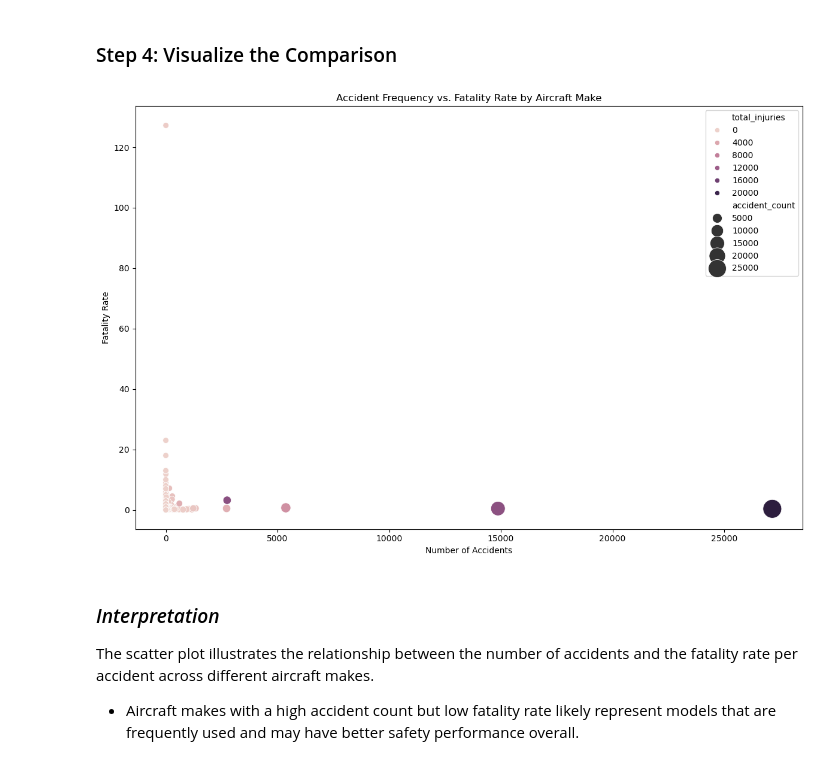
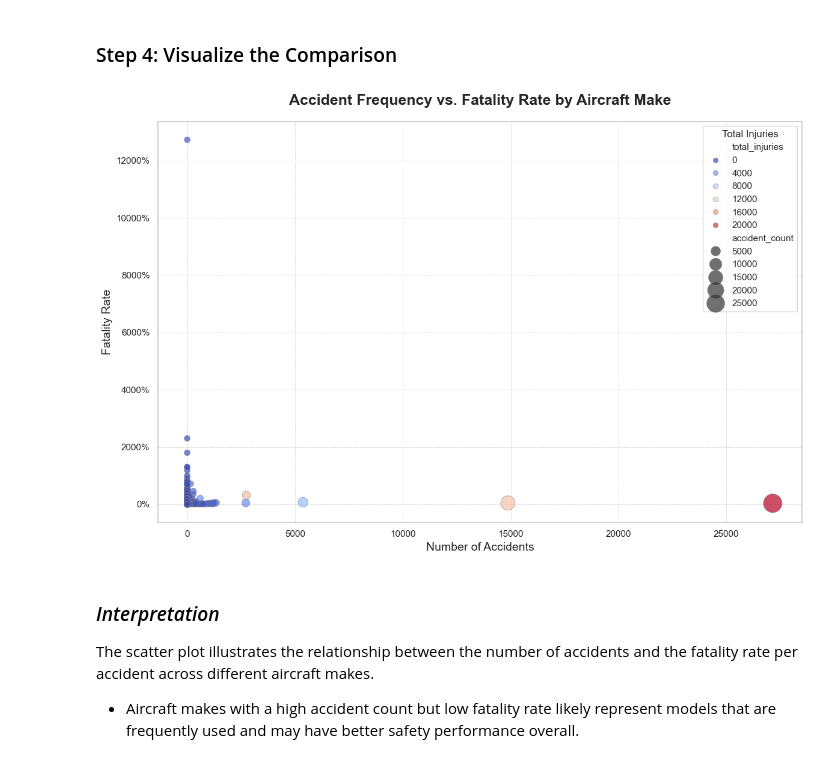
Before and after one commit to Irene-coder-dot/dsc-phase-1-project-v3, a Jupyter notebook: student.ipynb, the cells around one changed output. Cells and saved outputs as stored; diff of their text form; code cells hidden in the pictures.

Commit message:
Ammended the scatter plot

```diff
--- a/student.ipynb
+++ b/student.ipynb
@@ -480,17 +480,48 @@ combined['injury_rate'] = combined['total_injuries'] / combined['accident_count'
 # %% [markdown]
 ### Step 4: Visualize the Comparison
 # %%
+
+import matplotlib.ticker as ticker
+
+# Set style
+sns.set(style="whitegrid")
+
+# Create plot
 plt.figure(figsize=(12, 8))
-sns.scatterplot(data=combined, x='accident_count', y='fatality_rate', hue='total_injuries', size='accident_count', sizes=(50, 500))
+scatter = sns.scatterplot(
+    data=combined,
+    x='accident_count',
+    y='fatality_rate',
+    hue='total_injuries',
+    size='accident_count',
+    sizes=(50, 500),
+    palette='coolwarm',
+    alpha=0.7,
+    edgecolor='gray'
+)
 
-plt.title("Accident Frequency vs. Fatality Rate by Aircraft Make")
-plt.xlabel("Number of Accidents")
-plt.ylabel("Fatality Rate")
-plt.legend()
+# Add title and labels
+plt.title("Accident Frequency vs. Fatality Rate by Aircraft Make", fontsize=18, weight='bold', pad=20)
+plt.xlabel("Number of Accidents", fontsize=14)
+plt.ylabel("Fatality Rate", fontsize=14)
+
+# Format y-axis as percentage
+ax = plt.gca()
+ax.yaxis.set_major_formatter(ticker.PercentFormatter(xmax=1.0))
+
+# Add gridlines
+plt.grid(True, which='both', linestyle='--', linewidth=0.5)
+
+# Adjust legend
+plt.legend(loc='upper right', title="Total Injuries")
+
+# Clean layout
 plt.tight_layout()
-plt.show();
+
+# Show plot
+plt.show()
 # %% [output]
-[figure, old version]
+[figure, new version]
 # %% [markdown]
 ### *Interpretation*
 
```
Also changed, not shown: parts of 1 cell of this notebook, 1 other file.
